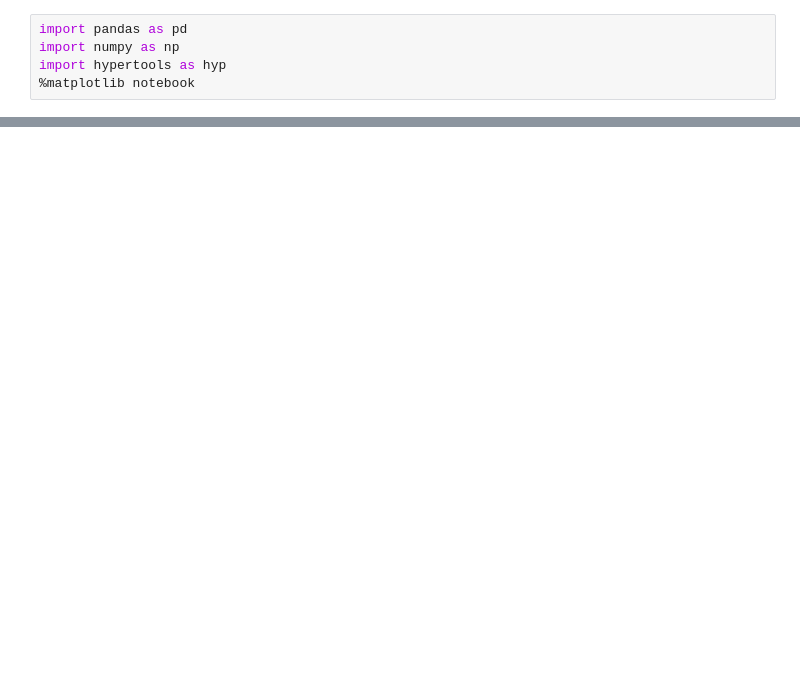
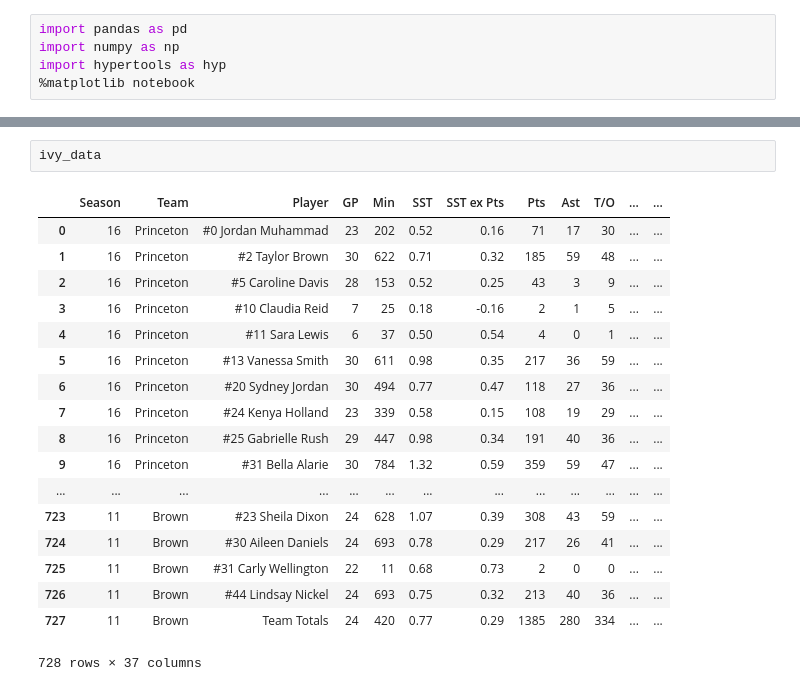
Before and after one commit to coachharney/storytelling-with-data, a Jupyter notebook: wbk-small-ball/WBK-Small-Ball.ipynb, the cells around one changed output, grey strips where cells are left out. Saved outputs shown, nothing was run; the diff lists cells and outputs as text; blank space fills up the shorter version.

```diff
--- a/wbk-small-ball/WBK-Small-Ball.ipynb
+++ b/wbk-small-ball/WBK-Small-Ball.ipynb
@@ -39 +39,22 @@ ivy_data[ivy_data['Team'] == 'Dartmouth']
 83 rows × 37 columns
+# %%
+ivy_data
+# %% [output]
+|  | Season | Team | Player | GP | Min | SST | SST ex Pts | Pts | Ast | T/O | ... | ... |
+| 0 | 16 | Princeton | #0 Jordan Muhammad | 23 | 202 | 0.52 | 0.16 | 71 | 17 | 30 | ... | ... |
+| 1 | 16 | Princeton | #2 Taylor Brown | 30 | 622 | 0.71 | 0.32 | 185 | 59 | 48 | ... | ... |
+| 2 | 16 | Princeton | #5 Caroline Davis | 28 | 153 | 0.52 | 0.25 | 43 | 3 | 9 | ... | ... |
+| 3 | 16 | Princeton | #10 Claudia Reid | 7 | 25 | 0.18 | -0.16 | 2 | 1 | 5 | ... | ... |
+| 4 | 16 | Princeton | #11 Sara Lewis | 6 | 37 | 0.50 | 0.54 | 4 | 0 | 1 | ... | ... |
+| 5 | 16 | Princeton | #13 Vanessa Smith | 30 | 611 | 0.98 | 0.35 | 217 | 36 | 59 | ... | ... |
+| 6 | 16 | Princeton | #20 Sydney Jordan | 30 | 494 | 0.77 | 0.47 | 118 | 27 | 36 | ... | ... |
+| 7 | 16 | Princeton | #24 Kenya Holland | 23 | 339 | 0.58 | 0.15 | 108 | 19 | 29 | ... | ... |
+| 8 | 16 | Princeton | #25 Gabrielle Rush | 29 | 447 | 0.98 | 0.34 | 191 | 40 | 36 | ... | ... |
+| 9 | 16 | Princeton | #31 Bella Alarie | 30 | 784 | 1.32 | 0.59 | 359 | 59 | 47 | ... | ... |
+| ... | ... | ... | ... | ... | ... | ... | ... | ... | ... | ... | ... | ... |
+| 723 | 11 | Brown | #23 Sheila Dixon | 24 | 628 | 1.07 | 0.39 | 308 | 43 | 59 | ... | ... |
+| 724 | 11 | Brown | #30 Aileen Daniels | 24 | 693 | 0.78 | 0.29 | 217 | 26 | 41 | ... | ... |
+| 725 | 11 | Brown | #31 Carly Wellington | 22 | 11 | 0.68 | 0.73 | 2 | 0 | 0 | ... | ... |
+| 726 | 11 | Brown | #44 Lindsay Nickel | 24 | 693 | 0.75 | 0.32 | 213 | 40 | 36 | ... | ... |
+| 727 | 11 | Brown | Team Totals | 24 | 420 | 0.77 | 0.29 | 1385 | 280 | 334 | ... | ... |
+728 rows × 37 columns
```
Also changed, not shown: parts of 2 cells of this notebook.
